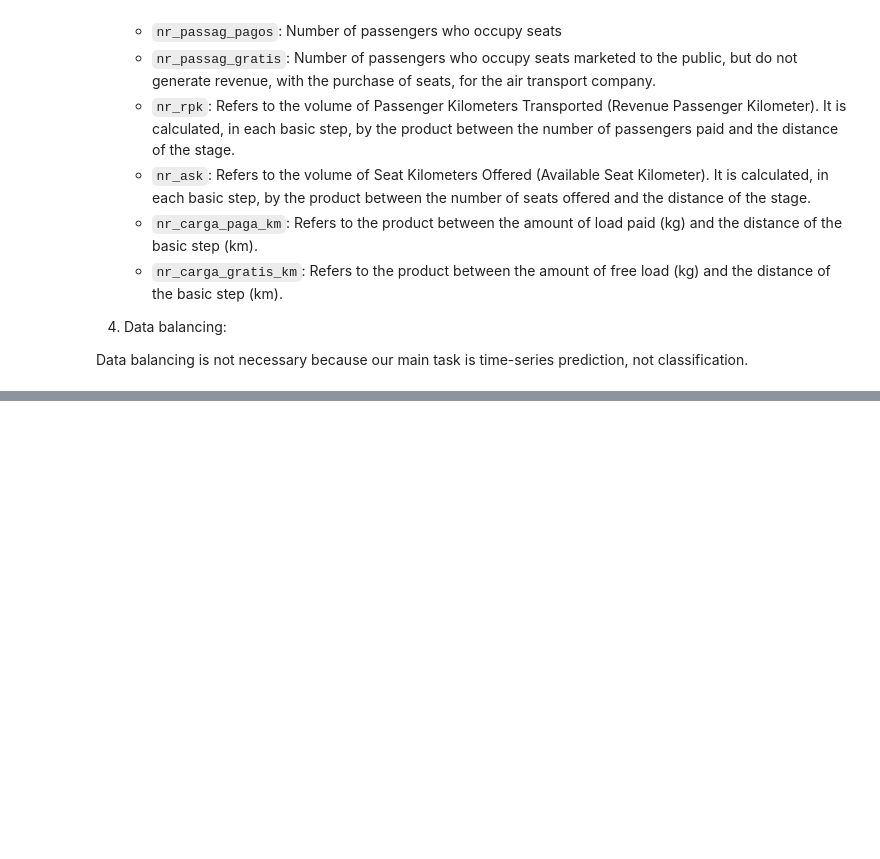
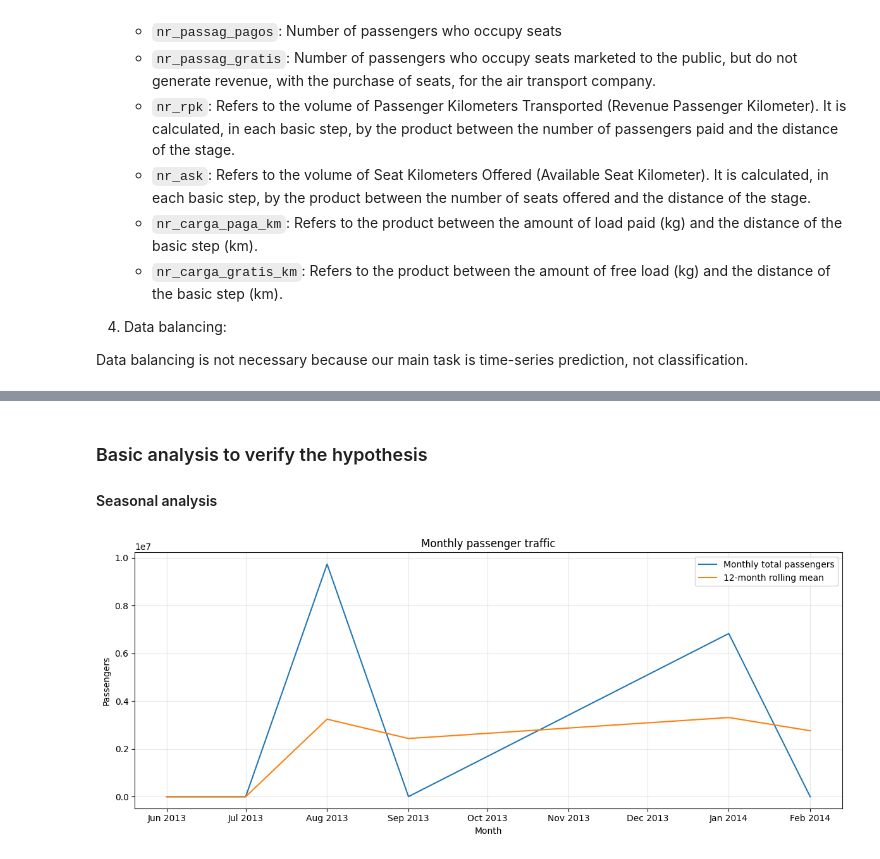
Before and after one commit to SavIvan24/Predicting-Monthly-Passenger-Air-Traffic-in-Brazil, a Jupyter notebook: data_understanding.ipynb, the cells around one changed output, grey strips where cells are left out. Saved outputs shown, nothing was run; the diff lists cells and outputs as text; code cells hidden in the pictures; blank space fills up the shorter version.

```diff
--- a/data_understanding.ipynb
+++ b/data_understanding.ipynb
@@ -227,0 +234,49 @@ Data balancing is not necessary because our main task is time-series prediction,
+# %% [markdown]
+### Basic analysis to verify the hypothesis
+
+#### Seasonal analysis
+# %%
+import matplotlib.pyplot as plt
+import matplotlib.dates as mdates
+
+df_explore = df.copy()
+
+# get date attribute
+date_col = 'dt_partida_real' if 'dt_partida_real' in df_explore.columns else 'dt_referencia'
+df_explore[date_col] = pd.to_datetime(df_explore[date_col], errors='coerce')
+
+# get total number of passengers
+df_explore['total_passengers'] = (df_explore['nr_passag_pagos'].fillna(0) + df_explore['nr_passag_gratis'].fillna(0))
+
+# create monthly timestamp for aggregation
+df_explore['year_month'] = df_explore[date_col].dt.to_period('M').dt.to_timestamp()
+# %%
+monthly_traffic = (
+    df_explore.dropna(subset=['year_month'])
+    .groupby('year_month', as_index=False)
+    .agg(
+        total_passengers=('total_passengers', 'sum'),
+        paid_passengers=('nr_passag_pagos', 'sum'),
+        free_passengers=('nr_passag_gratis', 'sum'),
+        flights=('id_basica', 'count')
+    )
+    .sort_values('year_month')
+)
+
+monthly_traffic['rolling_12m'] = monthly_traffic['total_passengers'].rolling(window=12, min_periods=1).mean()
+
+fig, ax = plt.subplots(figsize=(12, 5))
+ax.plot(monthly_traffic['year_month'], monthly_traffic['total_passengers'], label='Monthly total passengers')
+ax.plot(monthly_traffic['year_month'], monthly_traffic['rolling_12m'], label='12-month rolling mean')
+
+ax.set_title('Monthly passenger traffic')
+ax.set_xlabel('Month')
+ax.set_ylabel('Passengers')
+ax.xaxis.set_major_formatter(mdates.DateFormatter('%b %Y'))
+ax.legend()
+ax.grid(True, alpha=0.3)
+
+plt.tight_layout()
+plt.show()
+# %% [output]
+[figure, added]
```
Also changed, not shown: parts of 11 cells of this notebook.
